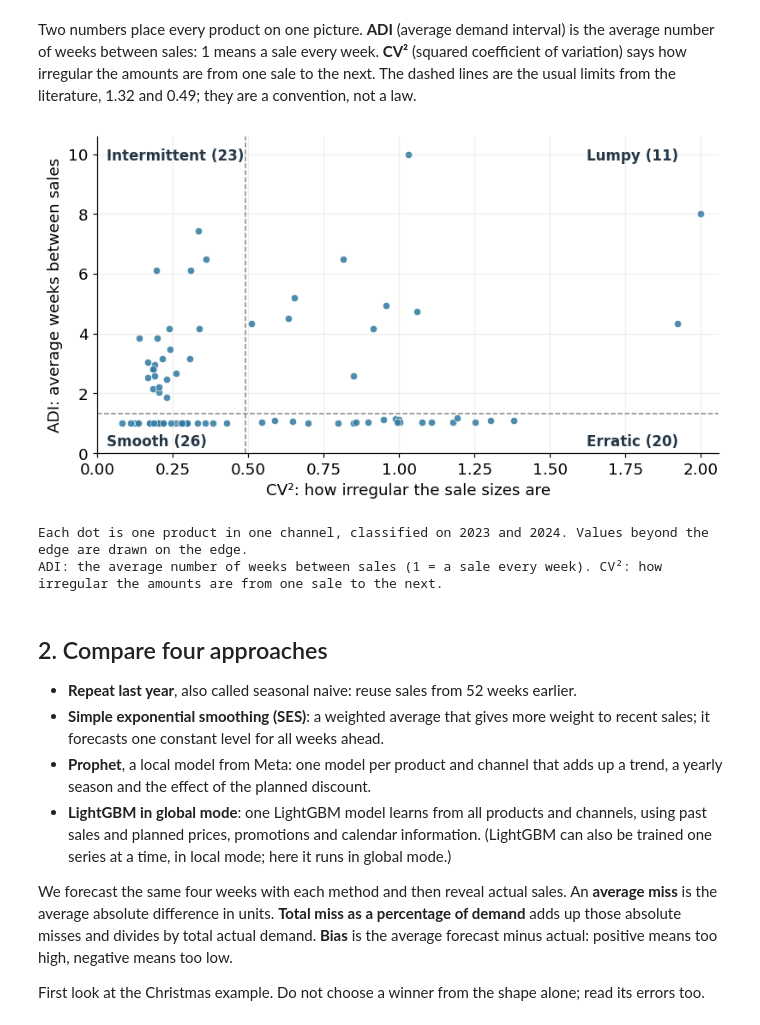
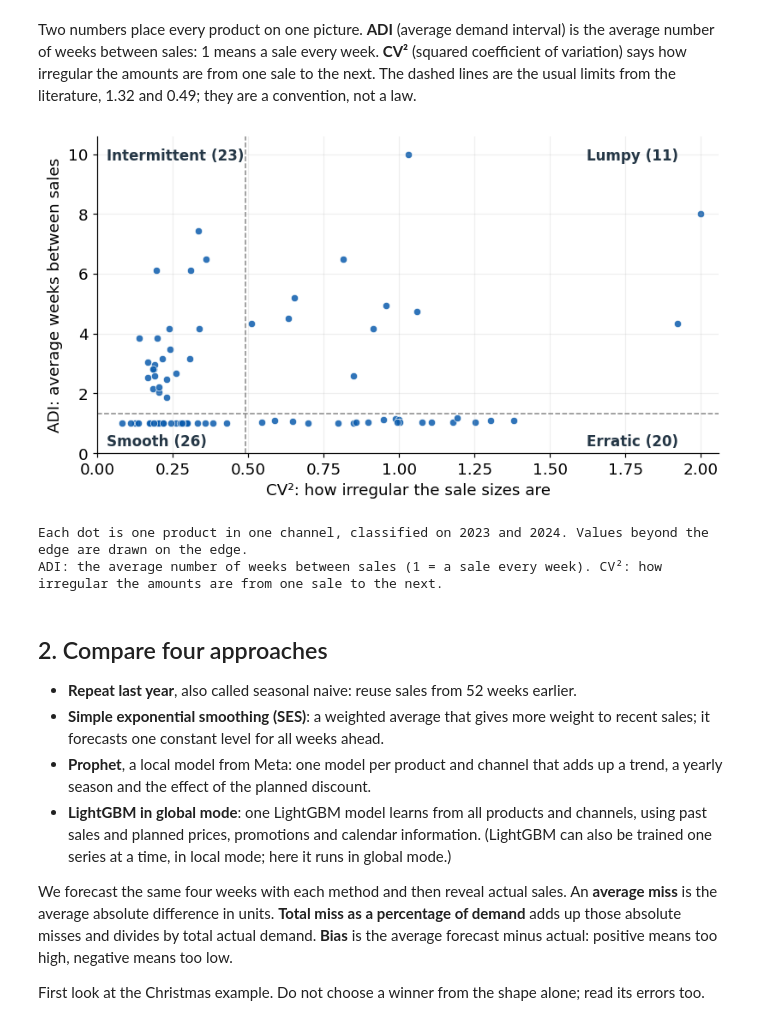
Before and after one commit to FH-Prevail/jku_course, a Jupyter notebook: notebooks/1_see_and_forecast.ipynb, the cells around one changed output. Drawn from its saved outputs; the diff is of its cells as text; code cells hidden in the pictures.

```diff
--- a/notebooks/1_see_and_forecast.ipynb
+++ b/notebooks/1_see_and_forecast.ipynb
@@ -72,11 +115,28 @@ lesson.pattern_examples()
 # %% [markdown]
 Two numbers place every product on one picture. **ADI** (average demand interval) is the average number of weeks between sales: 1 means a sale every week. **CV²** (squared coefficient of variation) says how irregular the amounts are from one sale to the next. The dashed lines are the usual limits from the literature, 1.32 and 0.49; they are a convention, not a law.
-# %%
-lesson.pattern_map()
-# %% [output]
-[figure, removed]
-Each dot is one product in one channel, classified on 2023 and 2024. Values beyond the edge are drawn on the edge.
-ADI: the average number of weeks between sales (1 = a sale every week). CV²: how irregular the amounts are from one sale to the next.
+# %%
+def pattern_map():
+    """Every series placed by its two numbers, ADI and CV²: the four demand patterns as one picture."""
+    series = pd.DataFrame(results["patterns"]["series"])
+    cuts, counts = results["patterns"]["cuts"], results["patterns"]["counts"]
+    fig, ax = plt.subplots(figsize=(7.5, 4.2))
+    ax.scatter(series["cv2"].clip(upper=2), series["adi"].clip(upper=10), color=BLUE, s=30, alpha=0.85, edgecolor="white", lw=0.5)
+    ax.axvline(cuts["cv2"], color="#888888", ls="--", lw=1)     # the usual limits from the literature
+    ax.axhline(cuts["adi"], color="#888888", ls="--", lw=1)
+    ax.set(xlabel="CV²: how irregular the sale sizes are", ylabel="ADI: average weeks between sales", xlim=(0, 2.06), ylim=(0, 10.6))
+    for name, x, y in [("Smooth", 0.03, 0.25), ("Erratic", 1.62, 0.25), ("Intermittent", 0.03, 9.8), ("Lumpy", 1.62, 9.8)]:
+        ax.text(x, y, f"{name} ({counts[name.lower()]})", fontsize=11, color="#253746", weight="bold")
+    fig.tight_layout()
+    plt.show()
+    print("Each dot is one product in one channel, classified on 2023 and 2024. Values beyond the edge are drawn on the edge.")
+    print("ADI: the average number of weeks between sales (1 = a sale every week). CV²: how irregular the amounts are from one sale to the next.")
+
+
+pattern_map()
+# %% [output]
+[figure, added]
+Each dot is one product in one channel, classified on 2023 and 2024. Values beyond the edge are drawn on the edge.
+ADI: the average number of weeks between sales (1 = a sale every week). CV²: how irregular the amounts are from one sale to the next.
 # %% [markdown]
 ## 2. Compare four approaches
 
```
Also changed, not shown: parts of 15 cells of this notebook, 11 other files.
